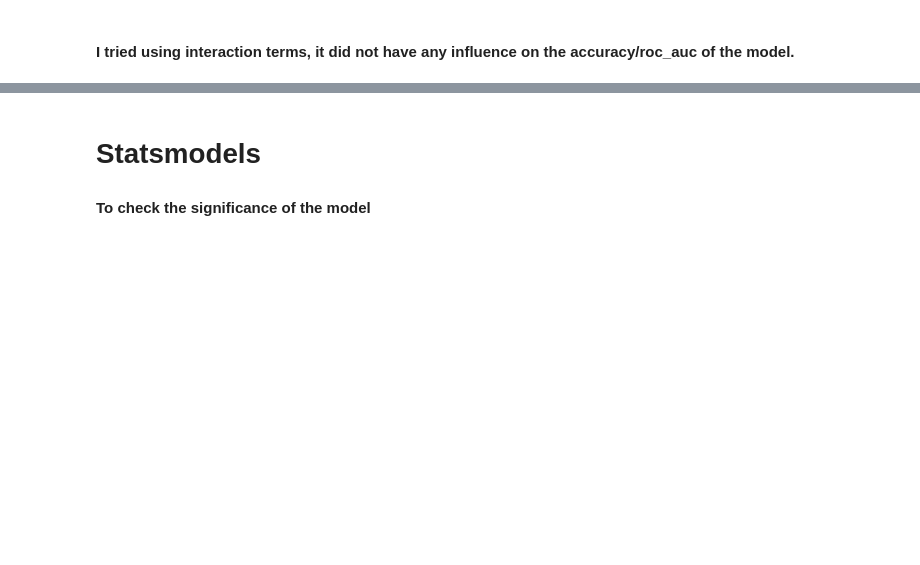
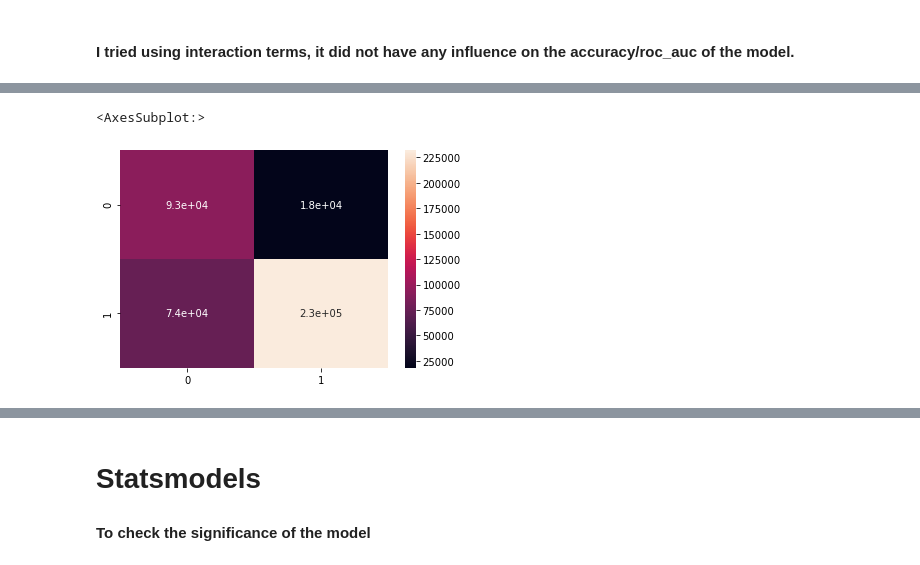
Before and after one commit to alohasiqi/CMM, a Jupyter notebook: NoteBooks/WillPAGetApproved.ipynb, the cells around one changed output, grey strips where cells are left out. Drawn from its saved outputs; the diff is of its cells as text; code cells hidden in the pictures; blank space fills up the shorter version.

```diff
--- a/NoteBooks/WillPAGetApproved.ipynb
+++ b/NoteBooks/WillPAGetApproved.ipynb
@@ -113,0 +162,8 @@ clf.predict_proba([[1,0,0,1,0,0,1,0,1,0]])[0][1]
+# %%
+thresh = 0.5
+y_test_pred = np.where(y_pred>thresh, 1, 0)
+cm = confusion_matrix(y_train,y_test_pred)
+sns.heatmap(cm, annot=True)
+# %% [output]
+<AxesSubplot:>
+[figure, added]
```
Also changed, not shown: parts of 22 cells of this notebook, 1 other file.
